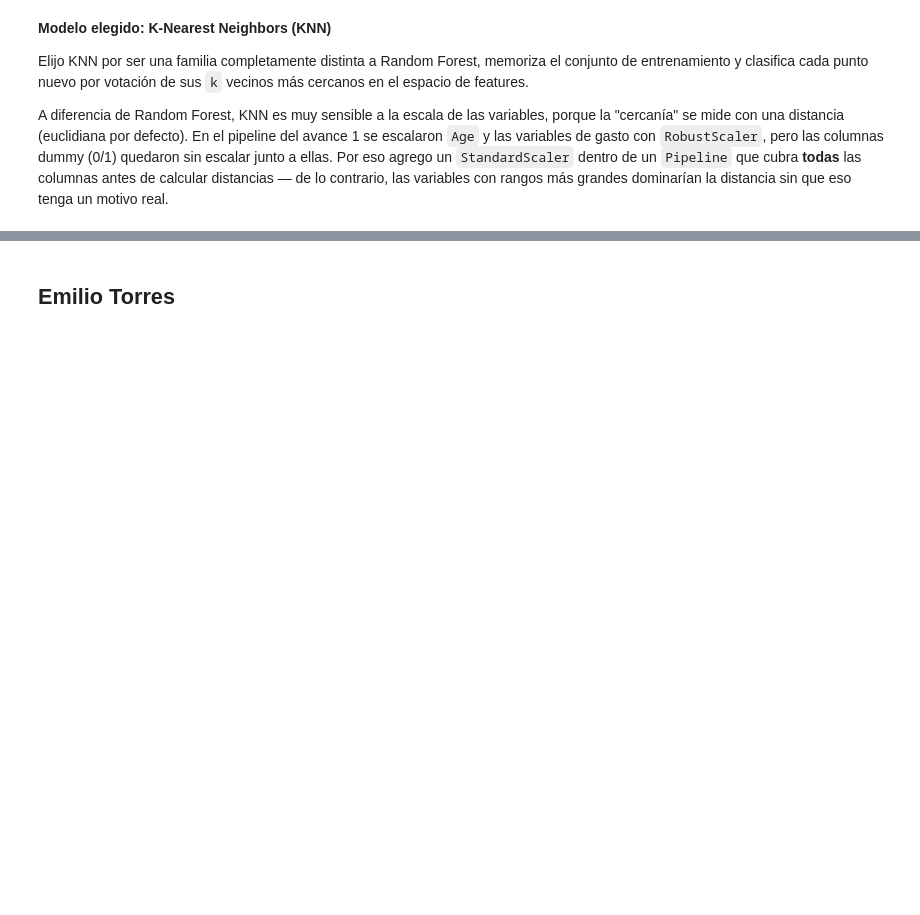
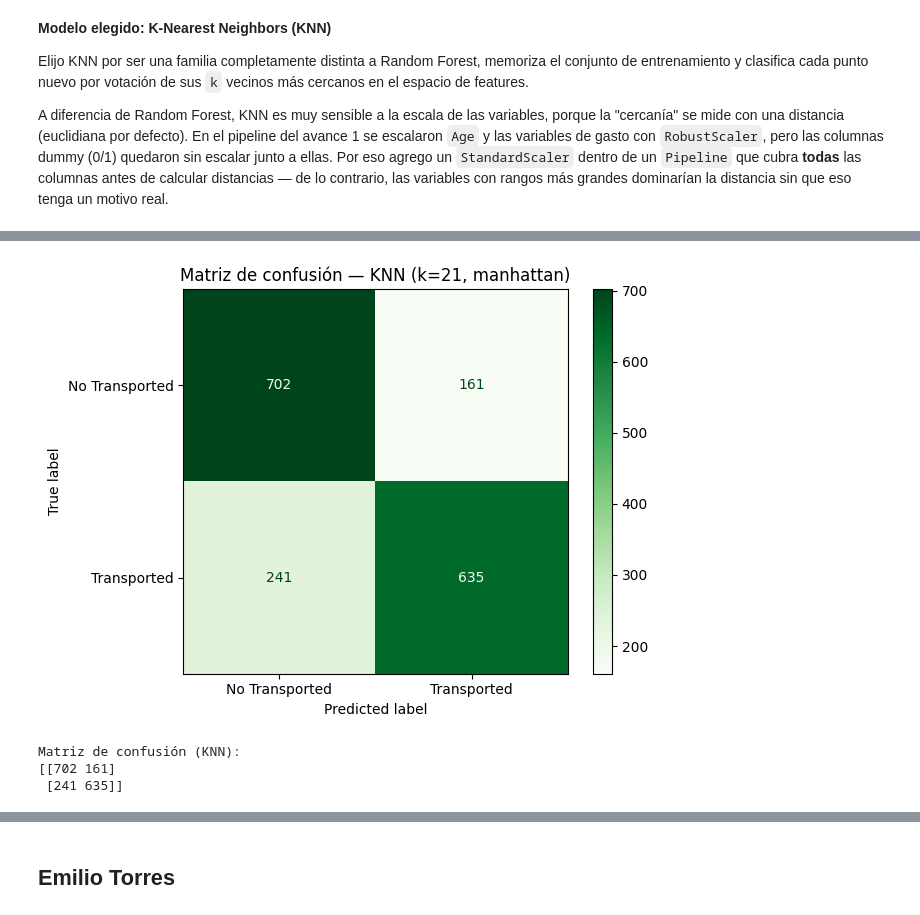
Before and after one commit to A01801224/TC3009C-RI, a Jupyter notebook: Notebooks/Reto_Tercer_Avance_Spaceship_Titanic.ipynb, the cells around one changed output, grey strips where cells are left out. Cells and saved outputs as stored; diff of their text form; code cells hidden in the pictures; blank space fills up the shorter version.

```diff
--- a/Notebooks/Reto_Tercer_Avance_Spaceship_Titanic.ipynb
+++ b/Notebooks/Reto_Tercer_Avance_Spaceship_Titanic.ipynb
@@ -1025,0 +1121,21 @@ se puede cubrir por compleo sin costro computacional alto, a diferencia del Rand
+# %%
+from sklearn.metrics import (
+    accuracy_score, precision_score, recall_score,
+    f1_score, roc_auc_score, roc_curve, confusion_matrix, ConfusionMatrixDisplay
+)
+
+y_pred_knn = modelo_knn.predict(X_test)
+y_proba_knn = modelo_knn.predict_proba(X_test)[:, 1]
+
+accuracy_knn = accuracy_score(y_test, y_pred_knn)
+precision_knn = precision_score(y_test, y_pred_knn)
+recall_knn = recall_score(y_test, y_pred_knn)
+f1_knn = f1_score(y_test, y_pred_knn)
+auc_knn = roc_auc_score(y_test, y_proba_knn)
+
+print("Métricas de KNN (conjunto de prueba)")
+print(f"Accuracy:  {accuracy_knn:.4f}")
+print(f"Precision: {precision_knn:.4f}")
+print(f"Recall:    {recall_knn:.4f}")
+print(f"F1-score:  {f1_knn:.4f}")
+print(f"ROC-AUC:   {auc_knn:.4f}")
@@ -1025,0 +1155,18 @@ se puede cubrir por compleo sin costro computacional alto, a diferencia del Rand
+# %%
+cm_knn = confusion_matrix(y_test, y_pred_knn)
+
+disp_knn = ConfusionMatrixDisplay(
+    confusion_matrix=cm_knn, display_labels=["No Transported", "Transported"]
+)
+disp_knn.plot(cmap="Greens", colorbar=True)
+plt.title("Matriz de confusión — KNN (k=21, manhattan)")
+plt.tight_layout()
+plt.show()
+
+print("Matriz de confusión (KNN):")
+print(cm_knn)
+# %% [output]
+[figure, added]
+Matriz de confusión (KNN):
+[[702 161]
+ [241 635]]
```
Also changed, not shown: parts of 11 cells of this notebook.
